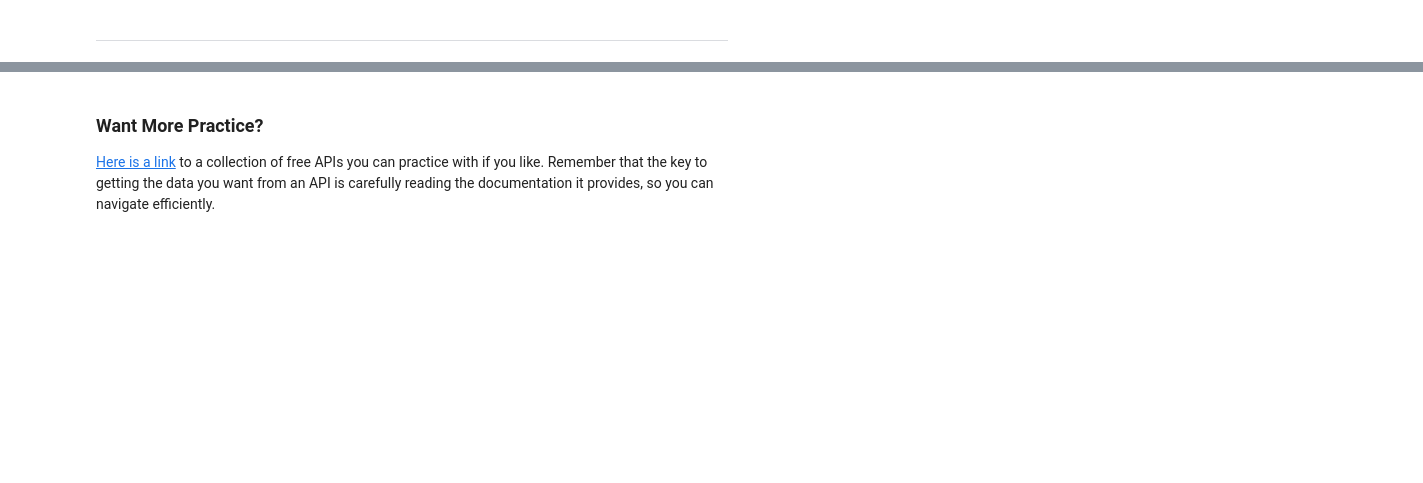
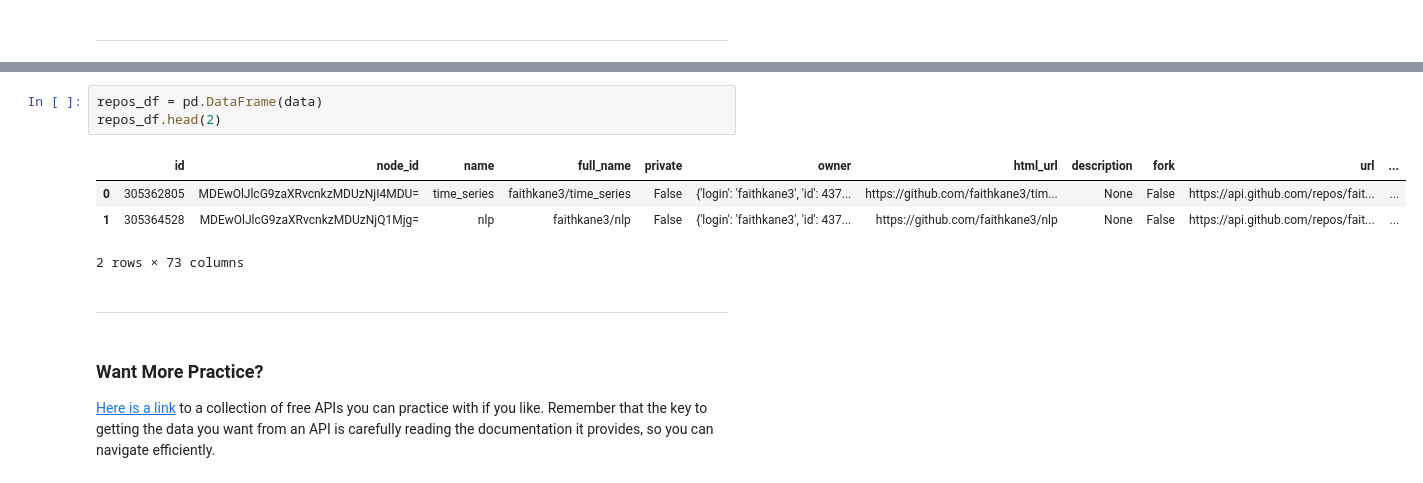
Before and after one commit to faithkane3/time_series, a Jupyter notebook: api_review.ipynb, the cells around one changed output, grey strips where cells are left out. Cells and saved outputs as stored; diff of their text form; blank space fills up the shorter version.

```diff
--- a/api_review.ipynb
+++ b/api_review.ipynb
@@ -296,3 +314,13 @@ ___
+# %%
+repos_df = pd.DataFrame(data)
+repos_df.head(2)
+# %% [output]
+|  | id | node_id | name | full_name | private | owner | html_url | description | fork | url | ... |
+| 0 | 305362805 | MDEwOlJlcG9zaXRvcnkzMDUzNjI4MDU= | time_series | faithkane3/time_series | False | {'login': 'faithkane3', 'id': 437... | https://github.com/faithkane3/tim... | None | False | https://api.github.com/repos/fait... | ... |
+| 1 | 305364528 | MDEwOlJlcG9zaXRvcnkzMDUzNjQ1Mjg= | nlp | faithkane3/nlp | False | {'login': 'faithkane3', 'id': 437... | https://github.com/faithkane3/nlp | None | False | https://api.github.com/repos/fait... | ... |
+2 rows × 73 columns
+# %% [markdown]
+___
 # %% [markdown]
 ### Want More Practice?
 
```
Also changed, not shown: parts of 12 cells of this notebook.
